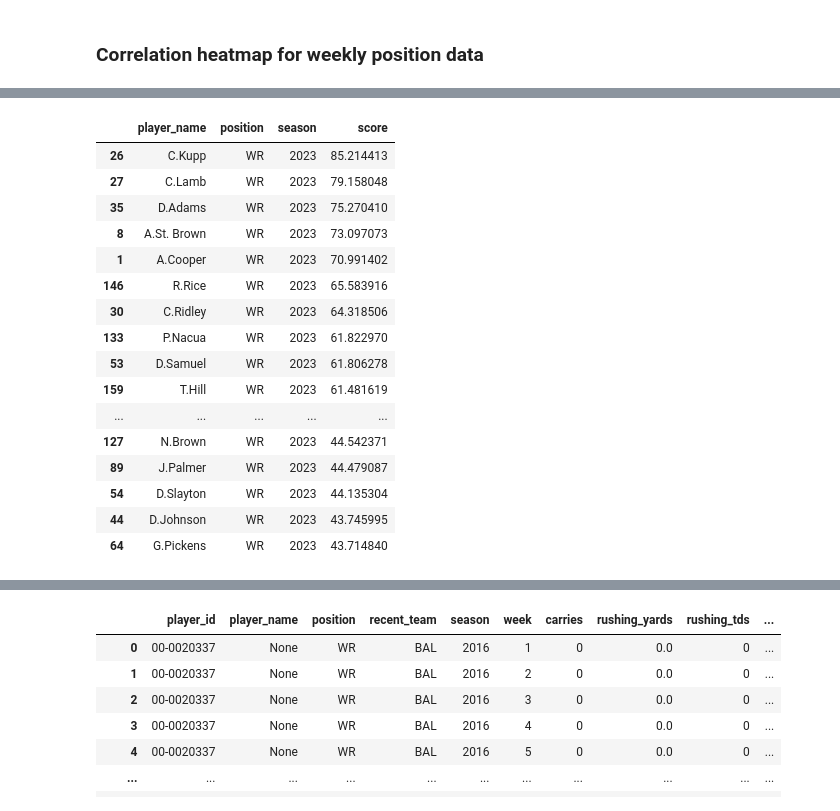
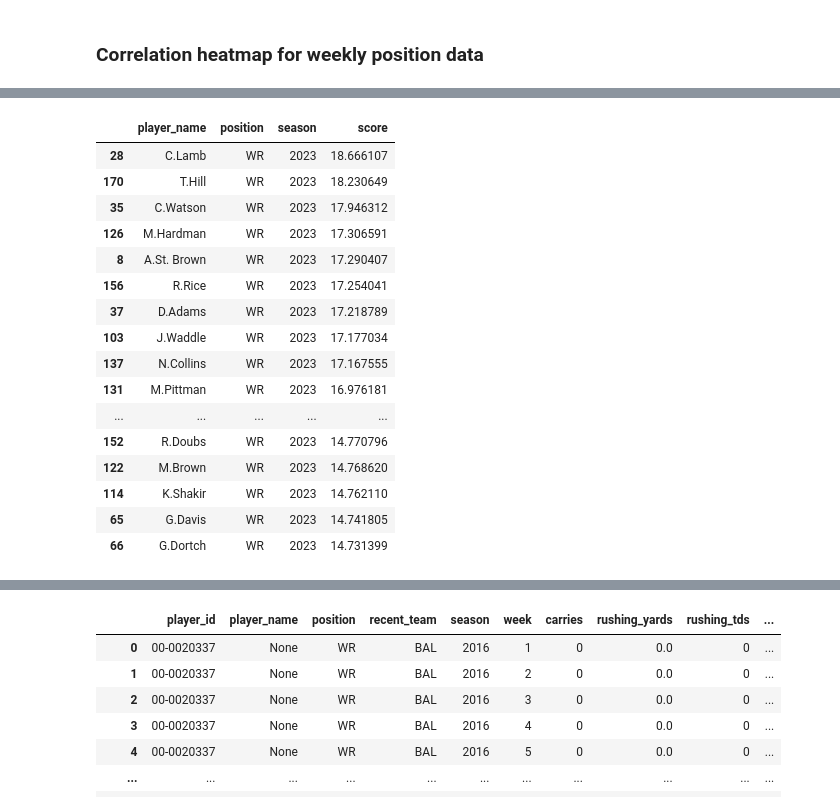
Before and after one commit to tbakely/NFL-Analysis, a Jupyter notebook: analysis.ipynb, the cells around one changed output, grey strips where cells are left out. Saved outputs shown, nothing was run; the diff lists cells and outputs as text; code cells hidden in the pictures.

```diff
--- a/analysis.ipynb
+++ b/analysis.ipynb
@@ -255,23 +601,23 @@ wr_report.get_report_by_week(18).head(36)
 # %%
-wr_report.compare_reports(14,18).head(36)
+wr_report.compare_reports(12,18).head(60)
 # %% [output]
 |  | player_name | position | season | score |
-| 26 | C.Kupp | WR | 2023 | 85.214413 |
-| 27 | C.Lamb | WR | 2023 | 79.158048 |
-| 35 | D.Adams | WR | 2023 | 75.270410 |
-| 8 | A.St. Brown | WR | 2023 | 73.097073 |
-| 1 | A.Cooper | WR | 2023 | 70.991402 |
-| 146 | R.Rice | WR | 2023 | 65.583916 |
-| 30 | C.Ridley | WR | 2023 | 64.318506 |
-| 133 | P.Nacua | WR | 2023 | 61.822970 |
-| 53 | D.Samuel | WR | 2023 | 61.806278 |
-| 159 | T.Hill | WR | 2023 | 61.481619 |
+| 28 | C.Lamb | WR | 2023 | 18.666107 |
+| 170 | T.Hill | WR | 2023 | 18.230649 |
+| 35 | C.Watson | WR | 2023 | 17.946312 |
+| 126 | M.Hardman | WR | 2023 | 17.306591 |
+| 8 | A.St. Brown | WR | 2023 | 17.290407 |
+| 156 | R.Rice | WR | 2023 | 17.254041 |
+| 37 | D.Adams | WR | 2023 | 17.218789 |
+| 103 | J.Waddle | WR | 2023 | 17.177034 |
+| 137 | N.Collins | WR | 2023 | 17.167555 |
+| 131 | M.Pittman | WR | 2023 | 16.976181 |
 | ... | ... | ... | ... | ... |
-| 127 | N.Brown | WR | 2023 | 44.542371 |
-| 89 | J.Palmer | WR | 2023 | 44.479087 |
-| 54 | D.Slayton | WR | 2023 | 44.135304 |
-| 44 | D.Johnson | WR | 2023 | 43.745995 |
-| 64 | G.Pickens | WR | 2023 | 43.714840 |
+| 152 | R.Doubs | WR | 2023 | 14.770796 |
+| 122 | M.Brown | WR | 2023 | 14.768620 |
+| 114 | K.Shakir | WR | 2023 | 14.762110 |
+| 65 | G.Davis | WR | 2023 | 14.741805 |
+| 66 | G.Dortch | WR | 2023 | 14.731399 |
 # %%
 import pandas as pd
 
```
Also changed, not shown: parts of 21 cells of this notebook, 3 other files.
